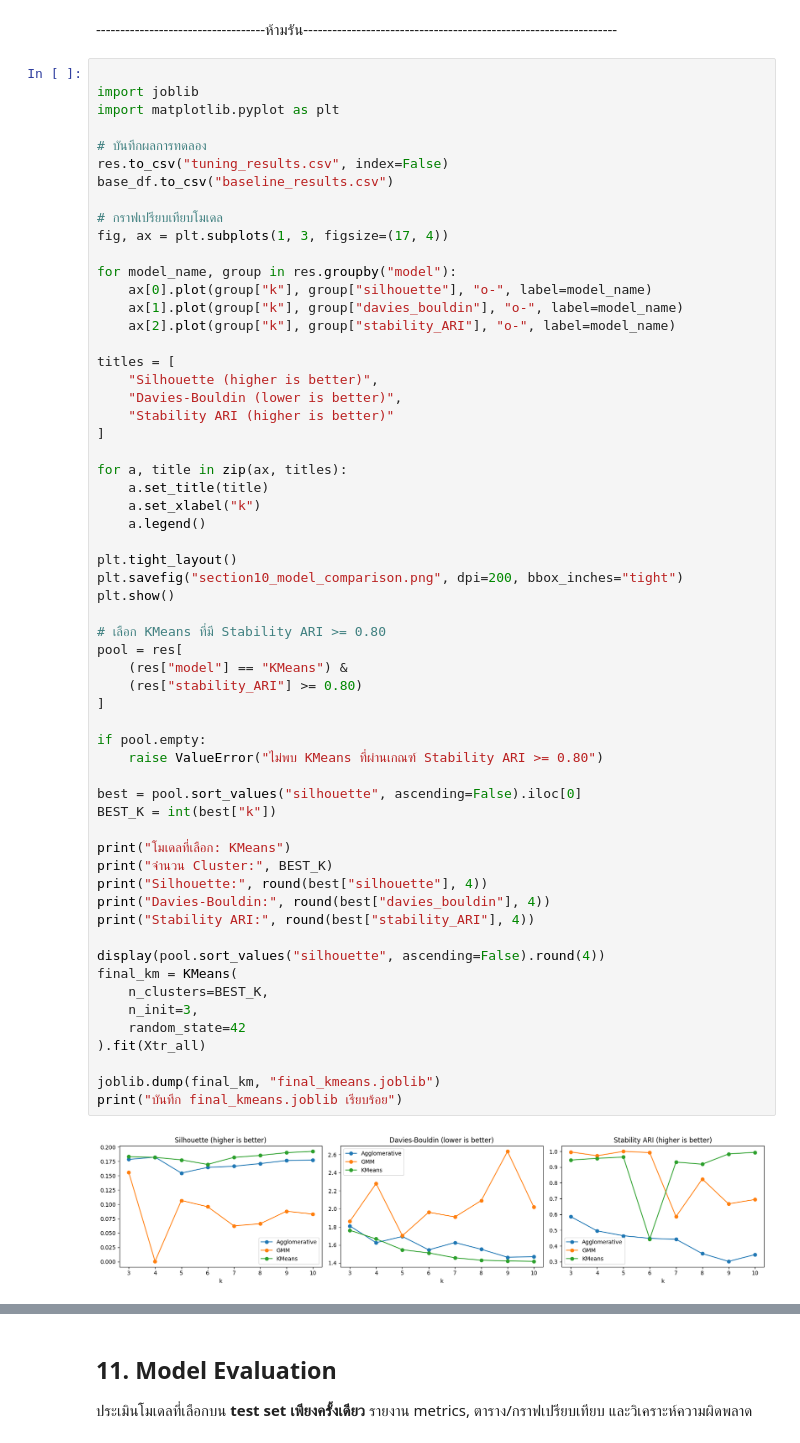
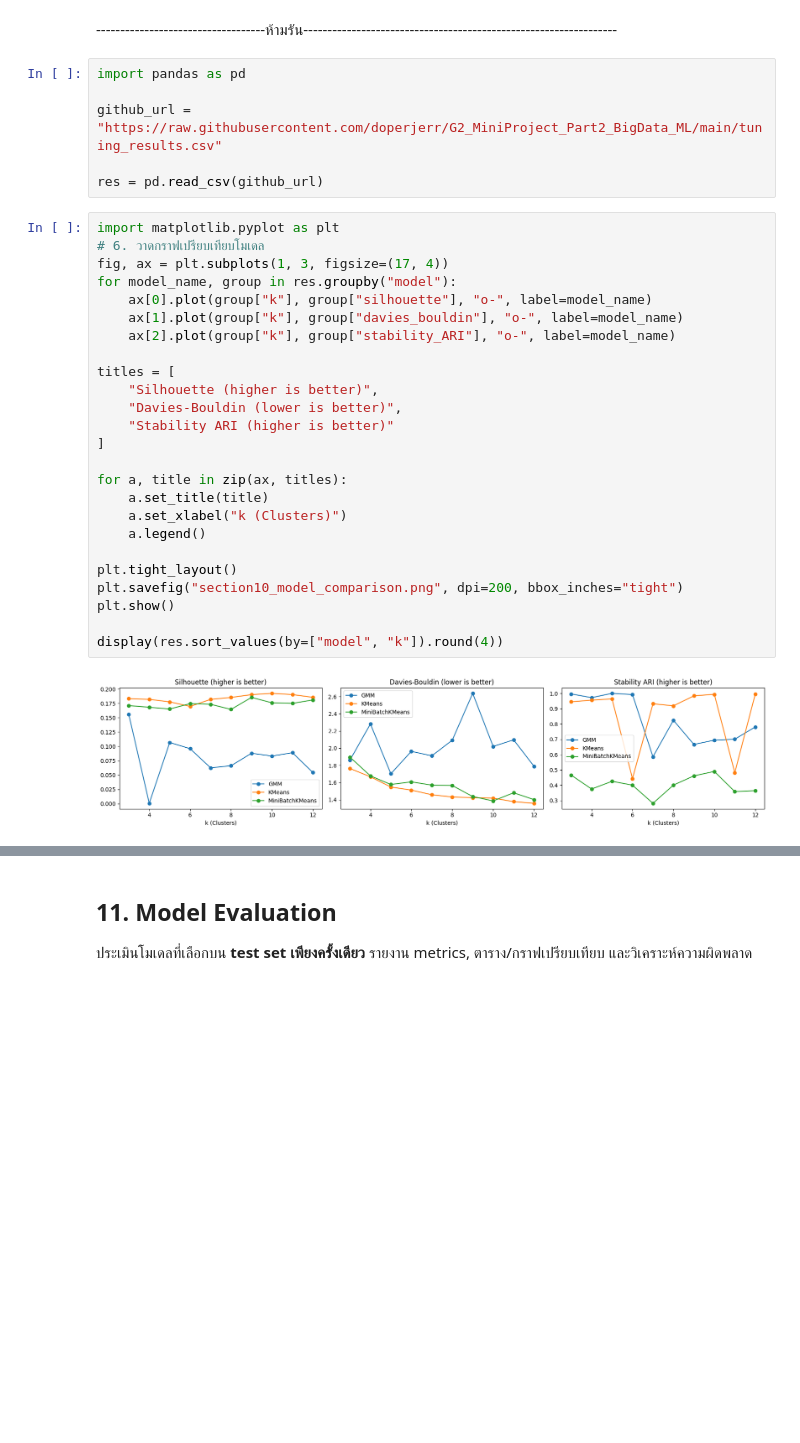
Before and after one commit to doperjerr/G2_MiniProject_Part2_BigData_ML, a Jupyter notebook: G2_MiniProject_Part2_BigData_ML.ipynb, the cells around one changed output, grey strips where cells are left out. Drawn from its saved outputs; the diff is of its cells as text; blank space fills up the shorter version.

```diff
--- a/G2_MiniProject_Part2_BigData_ML.ipynb
+++ b/G2_MiniProject_Part2_BigData_ML.ipynb
@@ -2193,63 +1788,35 @@ k=10 เสร็จแล้ว
 # %% [markdown]
 -----------------------------------<font color="FF876E">ห้ามรัน</font>-----------------------------------------------------------------
+# %%
+import pandas as pd
+
+github_url = "https://raw.githubusercontent.com/doperjerr/G2_MiniProject_Part2_BigData_ML/main/tuning_results.csv"
+
+res = pd.read_csv(github_url)
 # %%
-
-import joblib
 import matplotlib.pyplot as plt
-
-# บันทึกผลการทดลอง
-res.to_csv("tuning_results.csv", index=False)
-base_df.to_csv("baseline_results.csv")
-
-# กราฟเปรียบเทียบโมเดล
+# 6. วาดกราฟเปรียบเทียบโมเดล
 fig, ax = plt.subplots(1, 3, figsize=(17, 4))
-
 for model_name, group in res.groupby("model"):
     ax[0].plot(group["k"], group["silhouette"], "o-", label=model_name)
     ax[1].plot(group["k"], group["davies_bouldin"], "o-", label=model_name)
     ax[2].plot(group["k"], group["stability_ARI"], "o-", label=model_name)
 
 titles = [
     "Silhouette (higher is better)",
     "Davies-Bouldin (lower is better)",
     "Stability ARI (higher is better)"
 ]
 
 for a, title in zip(ax, titles):
     a.set_title(title)
-    a.set_xlabel("k")
+    a.set_xlabel("k (Clusters)")
     a.legend()
 
 plt.tight_layout()
 plt.savefig("section10_model_comparison.png", dpi=200, bbox_inches="tight")
 plt.show()
 
-# เลือก KMeans ที่มี Stability ARI >= 0.80
-pool = res[
-    (res["model"] == "KMeans") &
-    (res["stability_ARI"] >= 0.80)
-]
-
-if pool.empty:
-    raise ValueError("ไม่พบ KMeans ที่ผ่านเกณฑ์ Stability ARI >= 0.80")
-
-best = pool.sort_values("silhouette", ascending=False).iloc[0]
-BEST_K = int(best["k"])
-
-print("โมเดลที่เลือก: KMeans")
-print("จำนวน Cluster:", BEST_K)
-print("Silhouette:", round(best["silhouette"], 4))
-print("Davies-Bouldin:", round(best["davies_bouldin"], 4))
-print("Stability ARI:", round(best["stability_ARI"], 4))
-
-display(pool.sort_values("silhouette", ascending=False).round(4))
-final_km = KMeans(
-    n_clusters=BEST_K,
-    n_init=3,
-    random_state=42
-).fit(Xtr_all)
-
-joblib.dump(final_km, "final_kmeans.joblib")
-print("บันทึก final_kmeans.joblib เรียบร้อย")
+display(res.sort_values(by=["model", "k"]).round(4))
 # %% [output]
-[figure, old version]
+[figure, new version]
```
Also changed, not shown: parts of 59 cells of this notebook.
